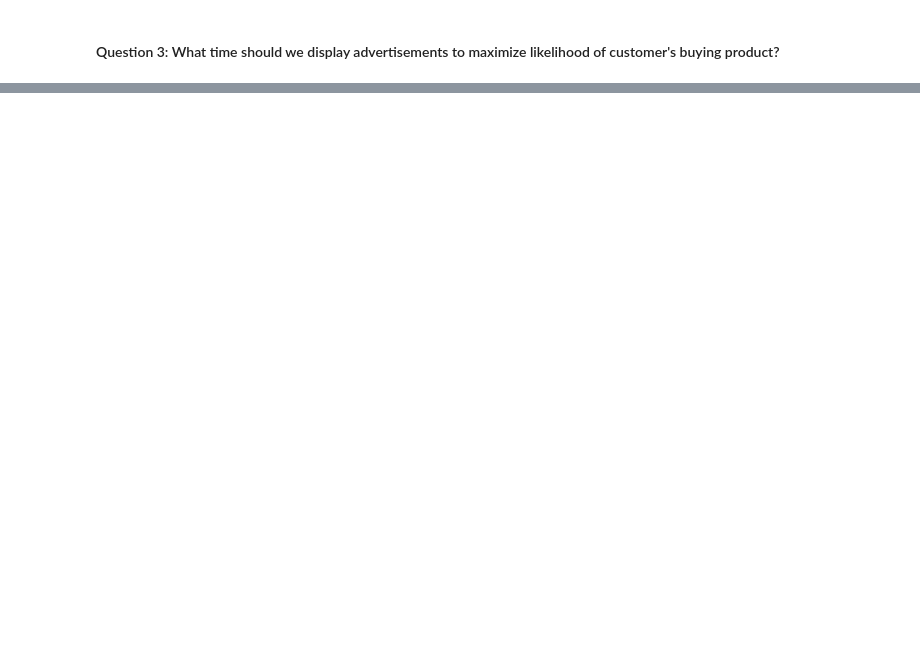
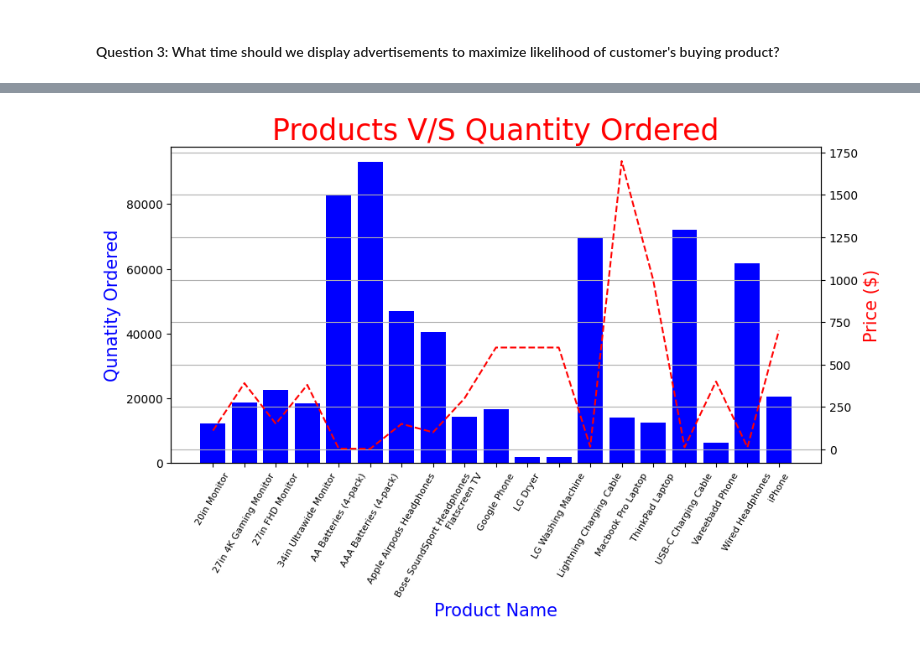
Before and after one commit to tejasnavalkhe/Data-Science, a Jupyter notebook: Sales_Analysis/Analysis.ipynb, the cells around one changed output, grey strips where cells are left out. Drawn from its saved outputs; the diff is of its cells as text; code cells hidden in the pictures; blank space fills up the shorter version.

```diff
--- a/Sales_Analysis/Analysis.ipynb
+++ b/Sales_Analysis/Analysis.ipynb
@@ -192,0 +279,21 @@ Name: Order Date, Length: 743800, dtype: object
+# %%
+prices = all_data.groupby('Product').mean()['Price Each']
+
+fig, ax1 = plt.subplots(figsize=(10, 5), dpi=100)
+
+ax2 = ax1.twinx()
+ax1.bar(products, quantity_ordered, label='quantity ordered', color='blue')
+plt.title('Products V/S Quantity Ordered', fontsize=25, color='red')
+
+ax2.plot(products, prices, 'r--', label='prices')
+
+ax1.set_xlabel('Product Name', fontsize=15, color='blue')
+ax1.set_xticklabels(products, rotation=60, size=8)
+
+ax1.set_ylabel('Qunatity Ordered', fontsize=15, color='blue')
+ax2.set_ylabel('Price ($)', color='r', fontsize=15)
+
+plt.grid()
+plt.show()
+# %% [output]
+[figure, added]
```
Also changed, not shown: parts of 19 cells of this notebook, 3 other files.
